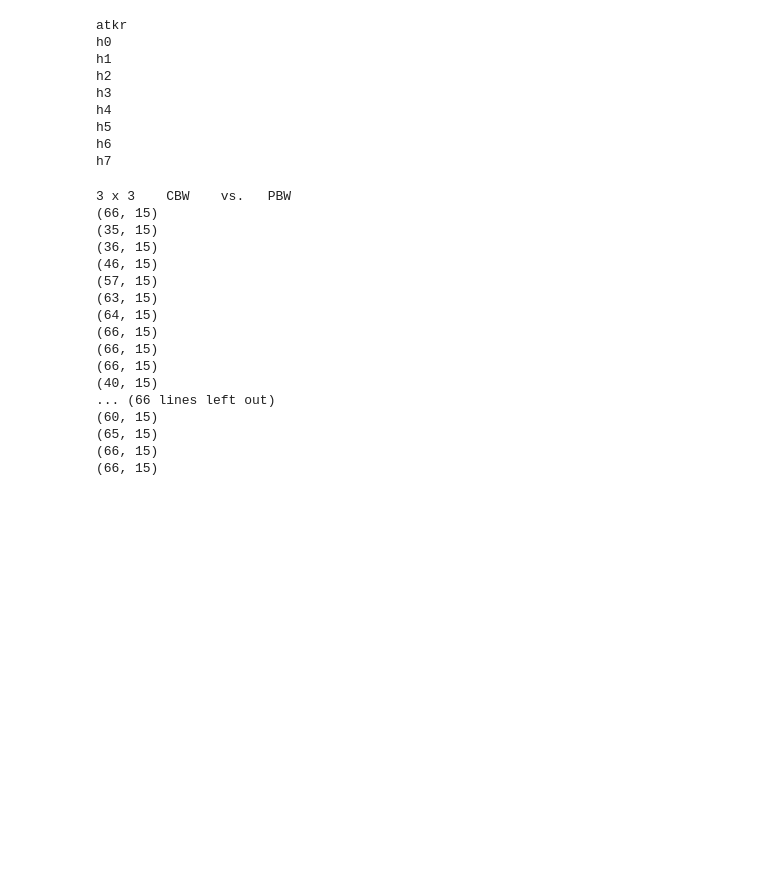
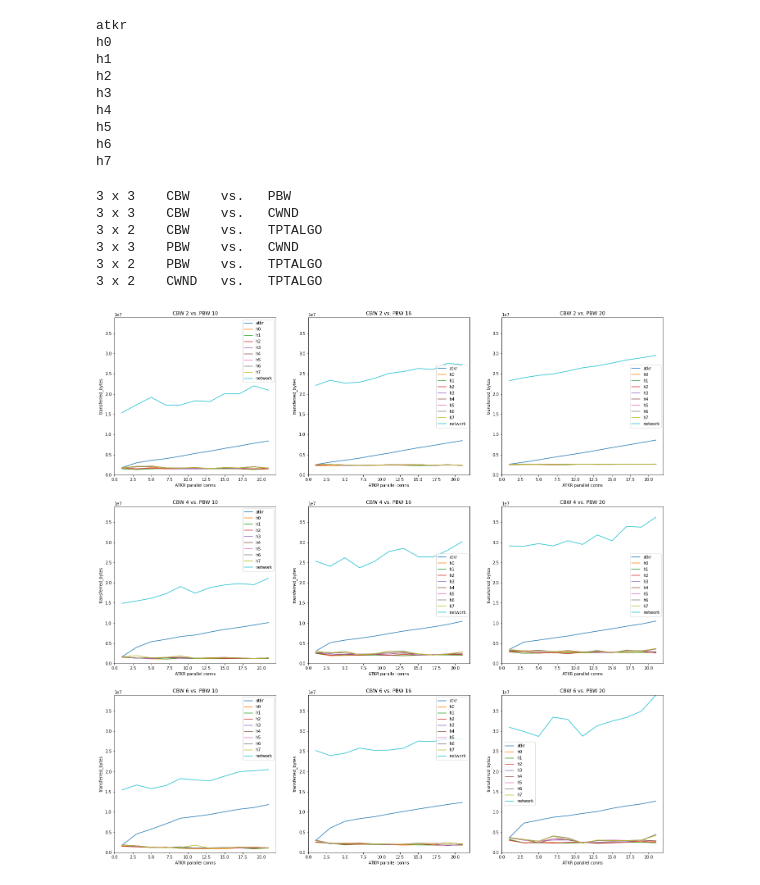
Before and after one commit to ragulbalaji/50.012Networks, a Jupyter notebook: project/experiments/analysis/analysis_21Nov_massive.ipynb, the cells around one changed output. Cells and saved outputs as stored; diff of their text form; code cells hidden in the pictures; blank space fills up the shorter version.

```diff
--- a/project/experiments/analysis/analysis_21Nov_massive.ipynb
+++ b/project/experiments/analysis/analysis_21Nov_massive.ipynb
@@ -14,7 +14,7 @@ ATK_PARA     = [1, 3, 5, 7, 9, 11, 13, 15, 17, 19, 21]
 hostnames    = ['atkr'] + [f'h{i}' for i in range(8)]
 iperf_header = ['timestamp','src_addr','src_port','dest_addr','dest_port','transferID','interval','transferred_bytes','bits_per_second']
 
-indices      = [('CBW', CBWs), ('PBW', PBWs), ('CWND', CWNDs), ('TPTALGO', TPTALGOs), ('APC', ATK_PARA)]
+indices      = [('CBW', CBWs), ('PBW', PBWs), ('CWND', CWNDs), ('TPTALGO', TPTALGOs)]
 
 basedir   = f'./NUMEXP-{NUMEXP}_TTIME-{TTIME}'
 
@@ -92,41 +92,53 @@ h5
 h6
 h7
 # %%
+SCALAR_FIG_SZ = 8
+
 for indeX in indices:
     for indeY in indices:
         if indices.index(indeX) >= indices.index(indeY): continue
         AX_R_NAME, AX_R_VALS = indeX
         AX_C_NAME, AX_C_VALS = indeY
         AX_R_LEN , AX_C_LEN  = len(AX_R_VALS), len(AX_C_VALS)
         print(f'{AX_R_LEN} x {AX_C_LEN}\t', AX_R_NAME, '\tvs.  ', AX_C_NAME)
 
-#         fig, axs = plt.subplots(AX_R_LEN, AX_C_LEN, figsize=(AX_C_LEN*5,AX_R_LEN*5))
+        fig, axs = plt.subplots(AX_R_LEN, AX_C_LEN, figsize=(AX_C_LEN*SCALAR_FIG_SZ, AX_R_LEN*SCALAR_FIG_SZ))
 
+        maxY = 0
         for R_VAL in AX_R_VALS:
             df0 = dfbigboi[dfbigboi[AX_R_NAME] == R_VAL]
             for C_VAL in AX_C_VALS:
                 df1 = df0[df0[AX_C_NAME] == C_VAL]
+                axi = axs[AX_R_VALS.index(R_VAL)][AX_C_VALS.index(C_VAL)]
+
+                net_data = [0] * len(ATK_PARA)
                 for HOST in hostnames:
-                    print(df1[df1['host'] == HOST].shape)
+                    df2 = df1[df1['host'] == HOST]
+                    host_data = []
+                    for APC in ATK_PARA:
+                        df3 = df2[df2['APC'] == APC]
+                        host_total = df3.sum()['transferred_bytes'] // df3.shape[0]
+                        host_data.append(host_total)
+                        net_data[ATK_PARA.index(APC)] += host_total
+                    maxY = max(maxY, max(host_data), max(net_data))
+                    axi.plot(ATK_PARA, host_data, label=HOST)
+                axi.plot(ATK_PARA, net_data, label='network')
+                axi.legend()
+                axi.set_xlabel('ATKR parallel conns')
+                axi.set_ylabel('transferred_bytes')
+                axi.set_title(f'{AX_R_NAME} {R_VAL} vs. {AX_C_NAME} {C_VAL}')
 
-#         fig.savefig(f'VIZ_{AX_R_NAME}-{AX_C_NAME}.png')
-        break
-    break
+        for R_VAL in AX_R_VALS:
+            for C_VAL in AX_C_VALS:
+                axi = axs[AX_R_VALS.index(R_VAL)][AX_C_VALS.index(C_VAL)]
+                axi.set_ylim(bottom=0, top=maxY)
+
+        fig.savefig(f'VIZ_{AX_R_NAME}-{AX_C_NAME}.png')
 # %% [output]
 3 x 3    CBW    vs.   PBW
-(66, 15)
-(35, 15)
-(36, 15)
-(46, 15)
-(57, 15)
-(63, 15)
-(64, 15)
-(66, 15)
-(66, 15)
-(66, 15)
-(40, 15)
-... (66 lines left out)
-(60, 15)
-(65, 15)
-(66, 15)
-(66, 15)
+3 x 3    CBW    vs.   CWND
+3 x 2    CBW    vs.   TPTALGO
+3 x 3    PBW    vs.   CWND
+3 x 2    PBW    vs.   TPTALGO
+3 x 2    CWND   vs.   TPTALGO
+[figure, added]
```
Also changed, not shown: parts of 1 cell of this notebook, 6 other files.
